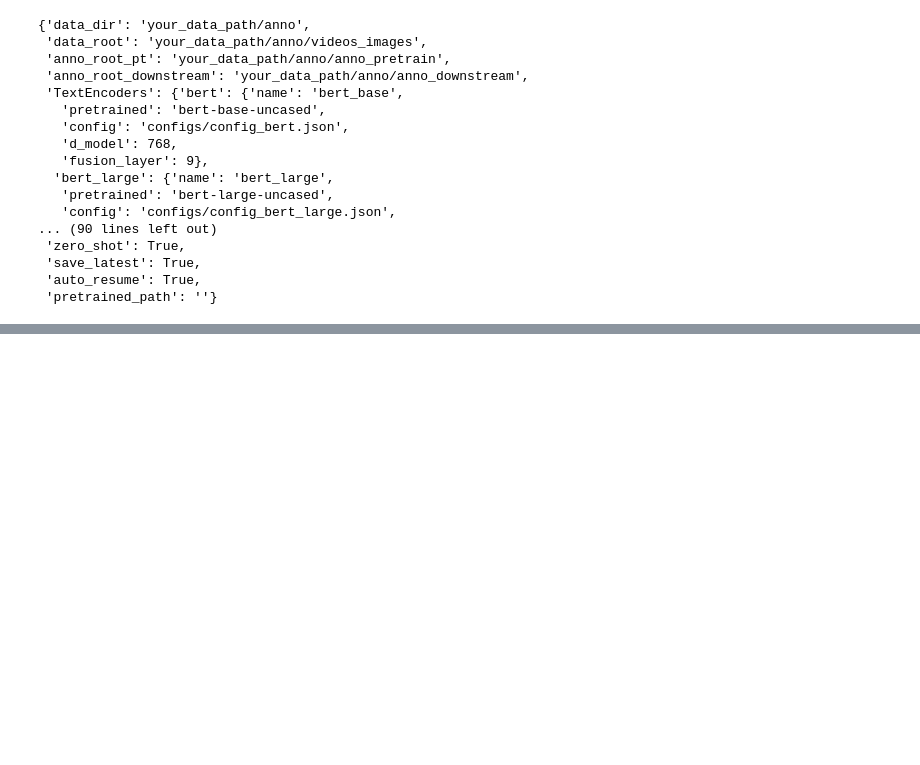
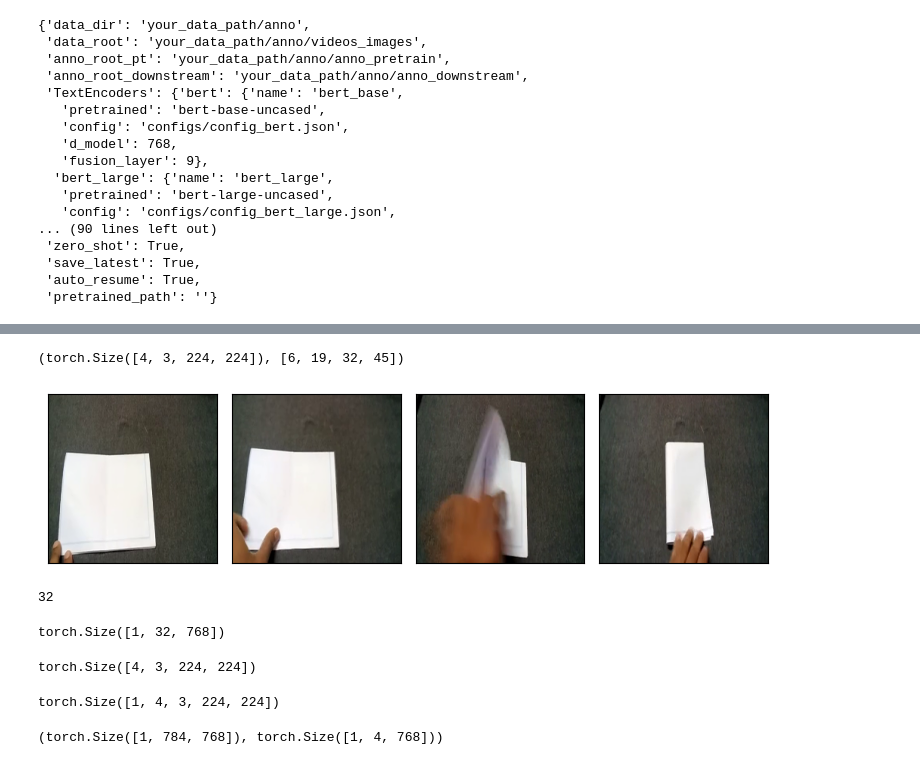
Before and after one commit to bpiyush/unmasked_teacher, a Jupyter notebook: multi_modality/demo.ipynb, the cells around one changed output, grey strips where cells are left out. Saved outputs shown, nothing was run; the diff lists cells and outputs as text; code cells hidden in the pictures; blank space fills up the shorter version.

```diff
--- a/multi_modality/demo.ipynb
+++ b/multi_modality/demo.ipynb
@@ -105,0 +112,13 @@ np.sum([p.numel() for p in model.parameters()]) / 1e6
+# %%
+sample_video = "../../TimeBound.v1/sample_data/folding_paper.mp4"
+sample_texts = ["someone is folding a paper"]
+
+# Preprocess text
+sample_texts = [pre_text(t) for t in sample_texts]
+# %%
+config.inputs.video_input.num_frames_test = config.num_frames_test
+num_frames = config.inputs.video_input.num_frames_test
+sample_type = config.inputs.video_input.sample_type_test
+video_reader_type = config.inputs.video_input.get("video_reader_type", "decord")
+
+video_reader = VIDEO_READER_FUNCS[video_reader_type]
@@ -105,0 +164,20 @@ np.sum([p.numel() for p in model.parameters()]) / 1e6
+# %%
+inv_transform = transforms.Normalize(
+    mean=-(np.array(mean)/np.array(std)),
+    std=1./np.array(std),
+)
+# %%
+max_num_frames = -1
+data_path = sample_video
+frames, frame_indices, video_duration = video_reader(
+    data_path, num_frames, sample_type,
+    max_num_frames=max_num_frames, client=None,
+    trimmed30=False,
+)
+
+# shared aug for video frames
+frames = test_transform(frames)
+# %%
+frames.shape, frame_indices
+# %% [output]
+(torch.Size([4, 3, 224, 224]), [6, 19, 32, 45])
@@ -105,0 +186,23 @@ np.sum([p.numel() for p in model.parameters()]) / 1e6
+# %%
+frames_show = [inv_transform(f).permute((1, 2, 0)) for f in frames]
+
+fig, axes = plt.subplots(1, len(frames_show), figsize=(7.5, 2))
+for i in range(len(axes)):
+    ax = axes[i]
+    ax.imshow(frames_show[i])
+    ax.set_xticks([])
+    ax.set_yticks([])
+plt.tight_layout()
+plt.show()
+# %% [output]
+[figure, added]
+# %%
+# Get text features
+
+media_type = "video"
+config.inputs.max_txt_l = {k: config.max_txt_l for k in config.inputs.max_txt_l}
+max_txt_l = config.inputs.max_txt_l
+max_txt_l = max_txt_l[media_type]
+max_txt_l
+# %% [output]
+32
@@ -105,0 +218,19 @@ np.sum([p.numel() for p in model.parameters()]) / 1e6
+# %%
+text_feats.shape
+# %% [output]
+torch.Size([1, 32, 768])
+# %%
+.shape
+# %% [output]
+torch.Size([4, 3, 224, 224])
+# %%
+image = frames.unsqueeze(0)
+image = image.to(device, non_blocking=True)
+image.shape
+# %% [output]
+torch.Size([1, 4, 3, 224, 224])
+# %%
+image_feat, pooled_image_feat = model.encode_vision(image, test=True)
+image_feat.shape, pooled_image_feat.shape
+# %% [output]
+(torch.Size([1, 784, 768]), torch.Size([1, 4, 768]))
```
Also changed, not shown: parts of 31 cells of this notebook, 2 other files.
